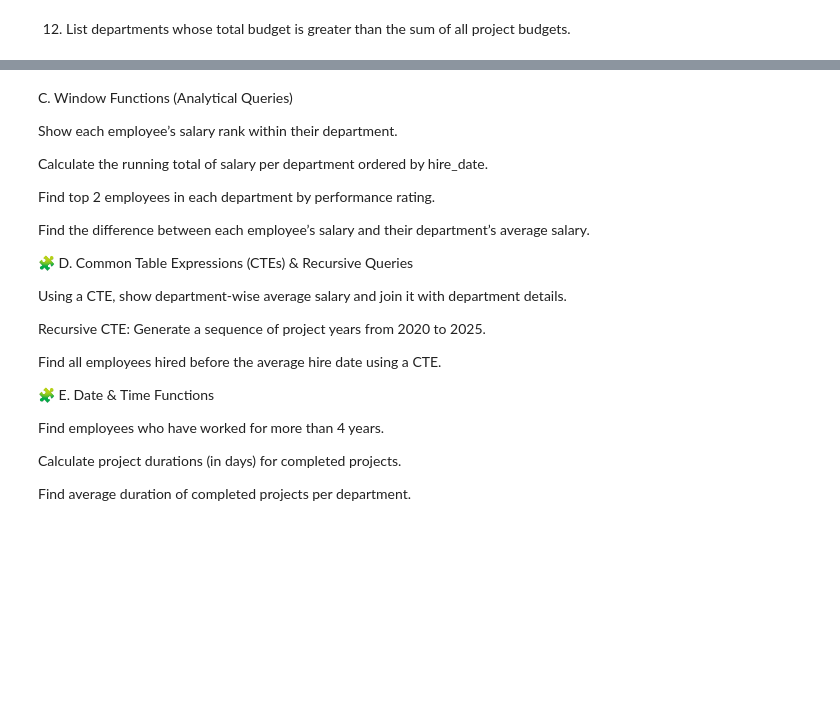
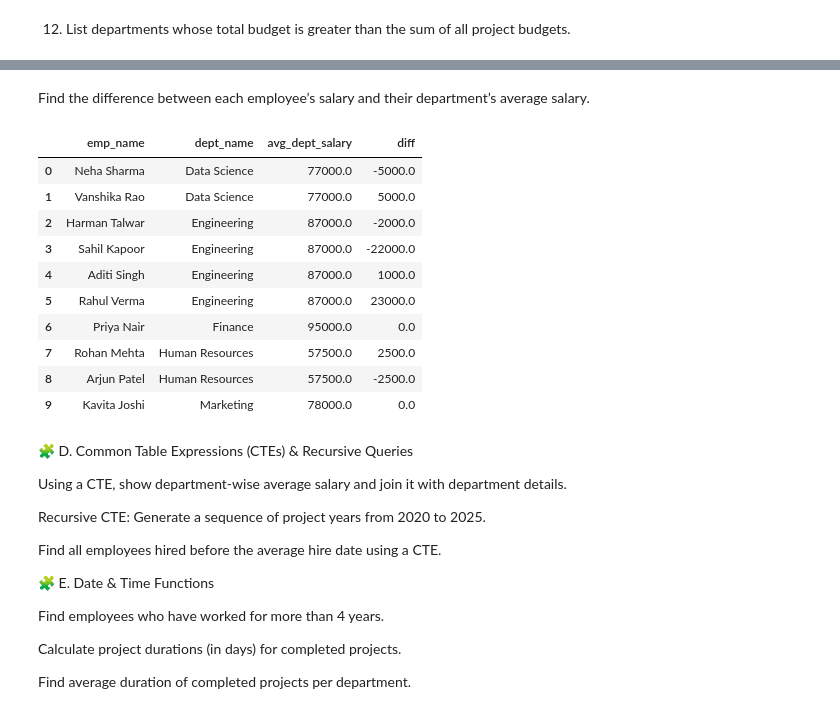
Before and after one commit to Sahil-x-boop/Data_Engineer, a Jupyter notebook: SQL/Day1/begins.ipynb, the cells around one changed output, grey strips where cells are left out. Drawn from its saved outputs; the diff is of its cells as text; code cells hidden in the pictures; blank space fills up the shorter version.

```diff
--- a/SQL/Day1/begins.ipynb
+++ b/SQL/Day1/begins.ipynb
@@ -373,13 +450,31 @@ run_query(
+# %% [markdown]
+
+Find the difference between each employee’s salary and their department’s average salary.
+# %%
+run_query(
+"""
+select e.emp_name, d.dept_name,
+        avg(e.salary) over (partition by d.dept_name) as avg_dept_salary,
+        ROUND(e.salary - AVG(e.salary) OVER (PARTITION BY d.dept_name), 2) AS diff
+        from employees e
+        join departments d
+        on e.dept_id = d.dept_id
+"""
+)
+# %% [output]
+|  | emp_name | dept_name | avg_dept_salary | diff |
+| 0 | Neha Sharma | Data Science | 77000.0 | -5000.0 |
+| 1 | Vanshika Rao | Data Science | 77000.0 | 5000.0 |
+| 2 | Harman Talwar | Engineering | 87000.0 | -2000.0 |
+| 3 | Sahil Kapoor | Engineering | 87000.0 | -22000.0 |
+| 4 | Aditi Singh | Engineering | 87000.0 | 1000.0 |
+| 5 | Rahul Verma | Engineering | 87000.0 | 23000.0 |
+| 6 | Priya Nair | Finance | 95000.0 | 0.0 |
+| 7 | Rohan Mehta | Human Resources | 57500.0 | 2500.0 |
+| 8 | Arjun Patel | Human Resources | 57500.0 | -2500.0 |
+| 9 | Kavita Joshi | Marketing | 78000.0 | 0.0 |
 # %% [markdown]
-C. Window Functions (Analytical Queries)
 
-Show each employee’s salary rank within their department.
-
-Calculate the running total of salary per department ordered by hire_date.
-
-Find top 2 employees in each department by performance rating.
-
-Find the difference between each employee’s salary and their department’s average salary.
 
 🧩 D. Common Table Expressions (CTEs) & Recursive Queries
 
```
Also changed, not shown: parts of 12 cells of this notebook.
